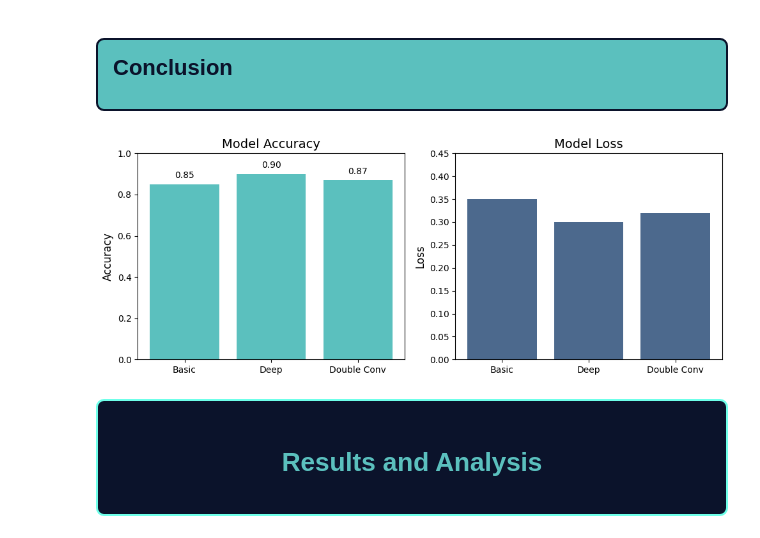
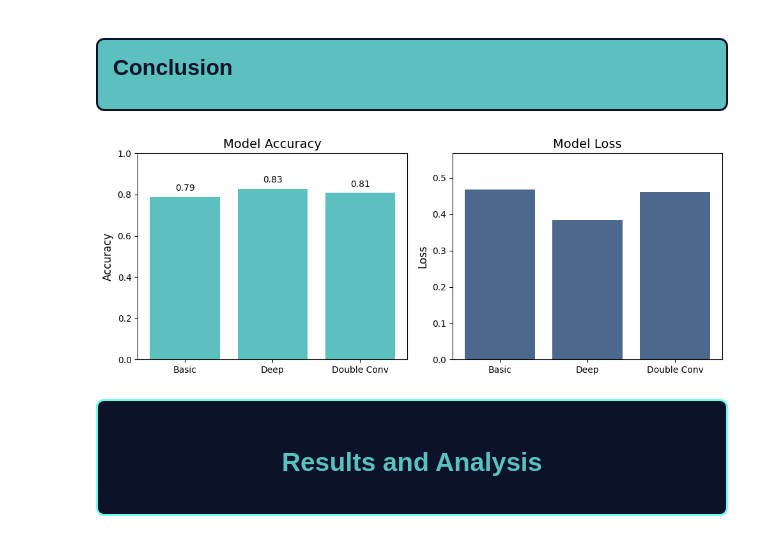
Before and after one commit to enraarne/CUBoulder-CNN-Cancer-Detection-Kaggle-Mini-Project, a Jupyter notebook: CNN_Cancer_Detection.ipynb, the cells around one changed output. Saved outputs shown, nothing was run; the diff lists cells and outputs as text; code cells hidden in the pictures.

```diff
--- a/CNN_Cancer_Detection.ipynb
+++ b/CNN_Cancer_Detection.ipynb
@@ -535,46 +523,11 @@ Restoring model weights from the end of the best epoch: 10.
 <div style="background-color:#5BC0BE; padding: 15px; border-radius: 8px; border: 2px solid #0B132B; margin-top: 20px;">
     <h3 style="color: #0B132B; text-align: left; font-size: 22px; margin-top: 0;">Conclusion</h3>
 </div>
-# %%
-# Sample data: replace these with your actual values
-architectures = ['Basic', 'Deep', 'Double Conv']
-accuracies = [0.85, 0.90, 0.87]  # Replace with your accuracy values
-losses = [0.35, 0.30, 0.32]      # Replace with your loss values
-
-# Define colors
-accuracy_color = '#5BC0BE'
-loss_color = '#4C698D' #'#0B132B'
-
-# Create subplots
-fig, axs = plt.subplots(1, 2, figsize=(10, 4))
-
-# Plot accuracy
-axs[0].bar(architectures, accuracies, color=accuracy_color)
-axs[0].set_title('Model Accuracy', fontsize=14)
-axs[0].set_ylabel('Accuracy', fontsize=12)
-axs[0].set_ylim([0, 1])
-
-# Adding the text labels on the bars
-for i in range(len(accuracies)):
-    axs[0].text(i, accuracies[i] + 0.02, f'{accuracies[i]:.2f}', ha = 'center', va = 'bottom', color='black')
-
-# Plot loss
-axs[1].bar(architectures, losses, color=loss_color)
-axs[1].set_title('Model Loss', fontsize=14)
-axs[1].set_ylabel('Loss', fontsize=12)
-axs[1].set_ylim([0, max(losses)+0.1])
-
-# Adding the text labels on the bars
-for i in range(len(losses)):
-    axs[1].text(i, losses[i] + 0.02, f'{losses[i]:.2f}', ha = 'center', va = 'bottom', color='white')  # white text for better visibility on dark color
-
-# Layout adjustments
-plt.tight_layout()
-
-# Display the plot
-plt.show()
-# %% [output]
-[figure, removed]
+# %%
+best = get_best_epoch_stats( ('Basic','Deep', 'Double Conv'), (history_basic, history_deep, history_doubleConv)  )
+plot_model_metrics(*best)
+# %% [output]
+[figure, added]
 # %% [markdown]
 <div style="background-color: #0B132B; padding: 25px; border-radius: 8px; border: 2px solid #6FFFE9; margin-top: 0;">
     <h3 style="color: #5BC0BE; text-align: center; font-size: 26px; margin-top: 30; margin-bottom: 30">Results and Analysis</h3>
```
Also changed, not shown: parts of 39 cells of this notebook.
